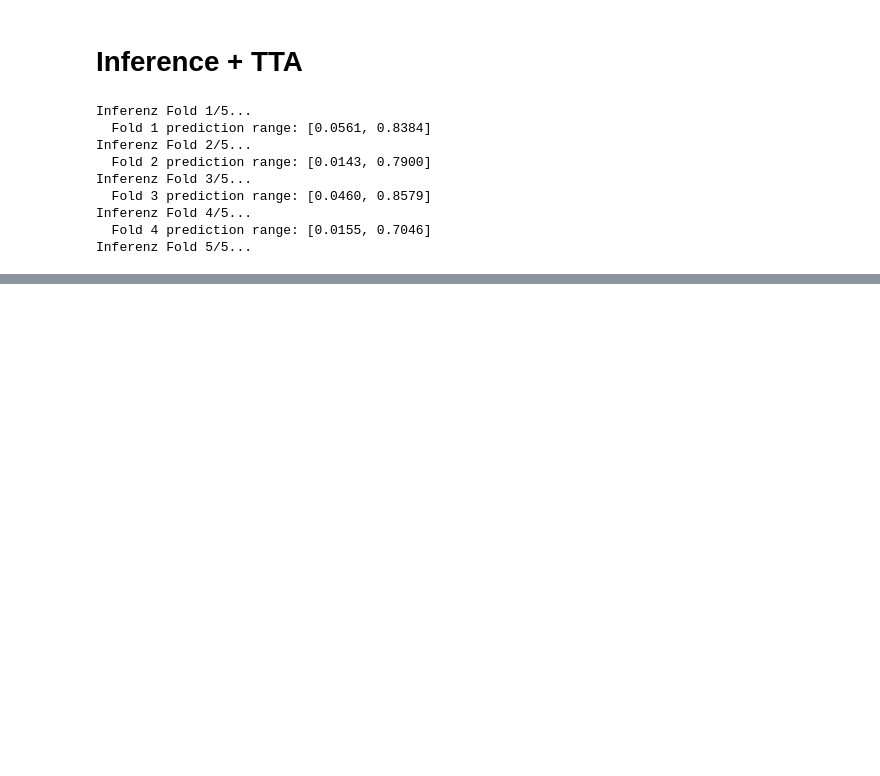
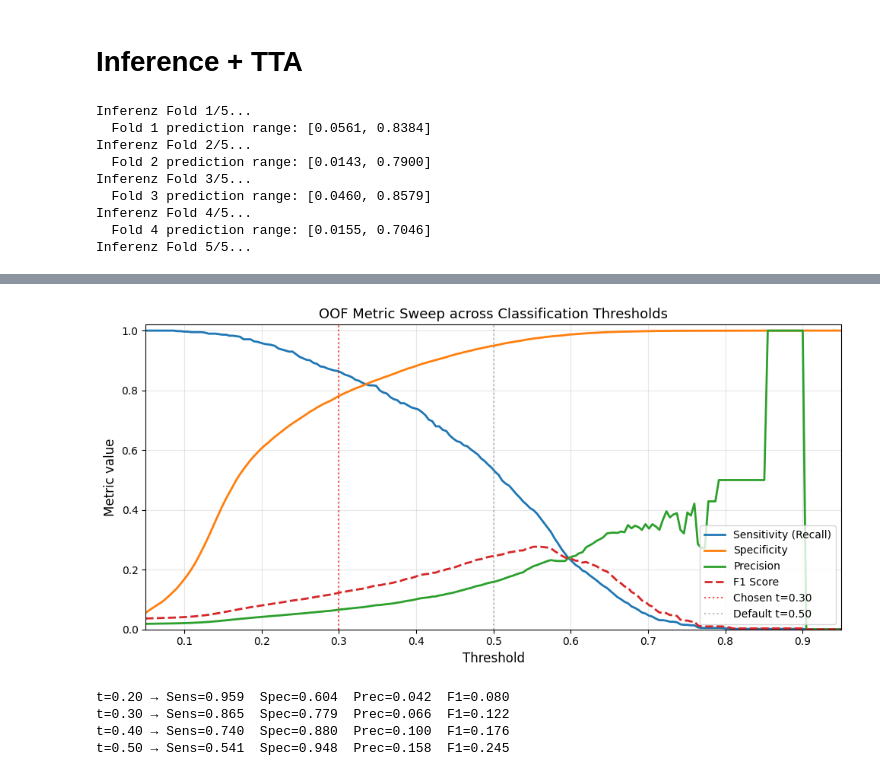
Before and after one commit to pvijayasures/melanoma-set, a Jupyter notebook: main.ipynb, the cells around one changed output, grey strips where cells are left out. Cells and saved outputs as stored; diff of their text form; code cells hidden in the pictures; blank space fills up the shorter version.

```diff
--- a/main.ipynb
+++ b/main.ipynb
@@ -1806,0 +1860,59 @@ Inferenz Fold 5/5...
+# %%
+# ── 2. Threshold Sweep ────────────────────────────────────────────────────────
+# Justifies the choice of t=0.30 by showing all metrics as a function of threshold.
+
+import numpy as np
+import pandas as pd
+import matplotlib.pyplot as plt
+from sklearn.metrics import confusion_matrix
+
+oof = pd.read_csv(f"{CFG.output_dir}/oof_predictions.csv")
+labels = oof["target"].values
+preds  = oof["pred"].values
+
+thresholds = np.linspace(0.05, 0.95, 200)
+results = []
+
+for t in thresholds:
+    y_hat = (preds >= t).astype(int)
+    tn, fp, fn, tp = confusion_matrix(labels, y_hat, labels=[0, 1]).ravel()
+    sens = tp / (tp + fn + 1e-8)
+    spec = tn / (tn + fp + 1e-8)
+    prec = tp / (tp + fp + 1e-8)
+    f1   = 2 * prec * sens / (prec + sens + 1e-8)
+    results.append(dict(threshold=t, sensitivity=sens, specificity=spec, precision=prec, f1=f1))
+
+res = pd.DataFrame(results)
+
+fig, ax = plt.subplots(figsize=(10, 5))
+ax.plot(res.threshold, res.sensitivity, label="Sensitivity (Recall)", linewidth=2)
+ax.plot(res.threshold, res.specificity, label="Specificity", linewidth=2)
+ax.plot(res.threshold, res.precision,   label="Precision", linewidth=2)
+ax.plot(res.threshold, res.f1,          label="F1 Score", linewidth=2, linestyle="--")
+
+ax.axvline(0.30, color="red", linestyle=":", alpha=0.7, label="Chosen t=0.30")
+ax.axvline(0.50, color="gray", linestyle=":", alpha=0.5, label="Default t=0.50")
+
+ax.set_xlabel("Threshold", fontsize=12)
+ax.set_ylabel("Metric value", fontsize=12)
+ax.set_title("OOF Metric Sweep across Classification Thresholds", fontsize=13)
+ax.legend(fontsize=10)
+ax.set_xlim(0.05, 0.95)
+ax.set_ylim(0, 1.02)
+ax.grid(alpha=0.3)
+
+plt.tight_layout()
+plt.savefig(f"{CFG.output_dir}/threshold_sweep.png", dpi=200, bbox_inches="tight")
+plt.show()
+
+# Print metrics at key thresholds
+for t_val in [0.20, 0.30, 0.40, 0.50]:
+    row = res.iloc[(res.threshold - t_val).abs().idxmin()]
+    print(f"t={t_val:.2f} → Sens={row.sensitivity:.3f}  Spec={row.specificity:.3f}  "
+          f"Prec={row.precision:.3f}  F1={row.f1:.3f}")
+# %% [output]
+[figure, added]
+t=0.20 → Sens=0.959  Spec=0.604  Prec=0.042  F1=0.080
+t=0.30 → Sens=0.865  Spec=0.779  Prec=0.066  F1=0.122
+t=0.40 → Sens=0.740  Spec=0.880  Prec=0.100  F1=0.176
+t=0.50 → Sens=0.541  Spec=0.948  Prec=0.158  F1=0.245
```
Also changed, not shown: parts of 12 cells of this notebook.
